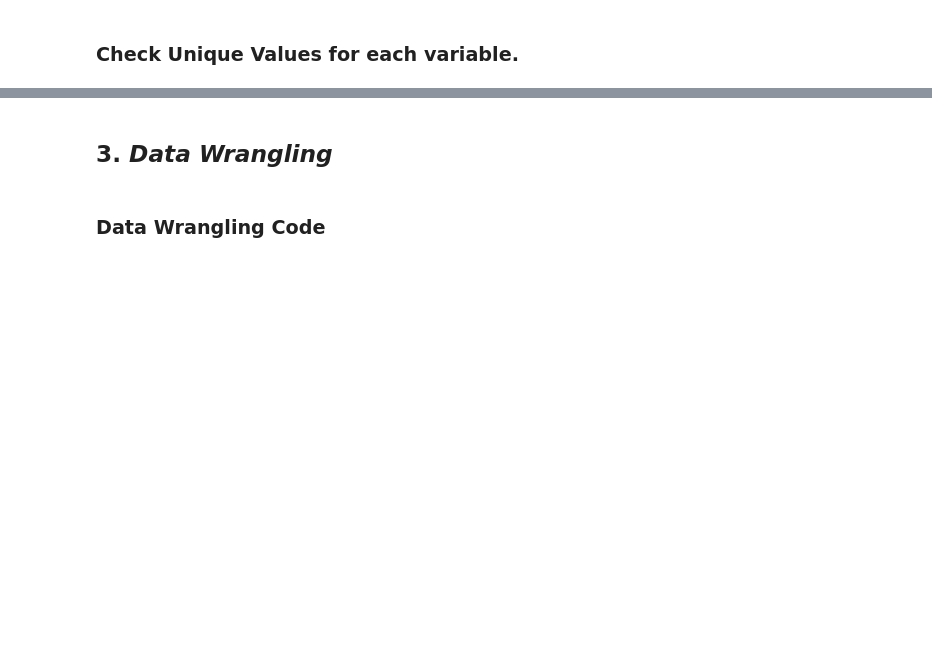
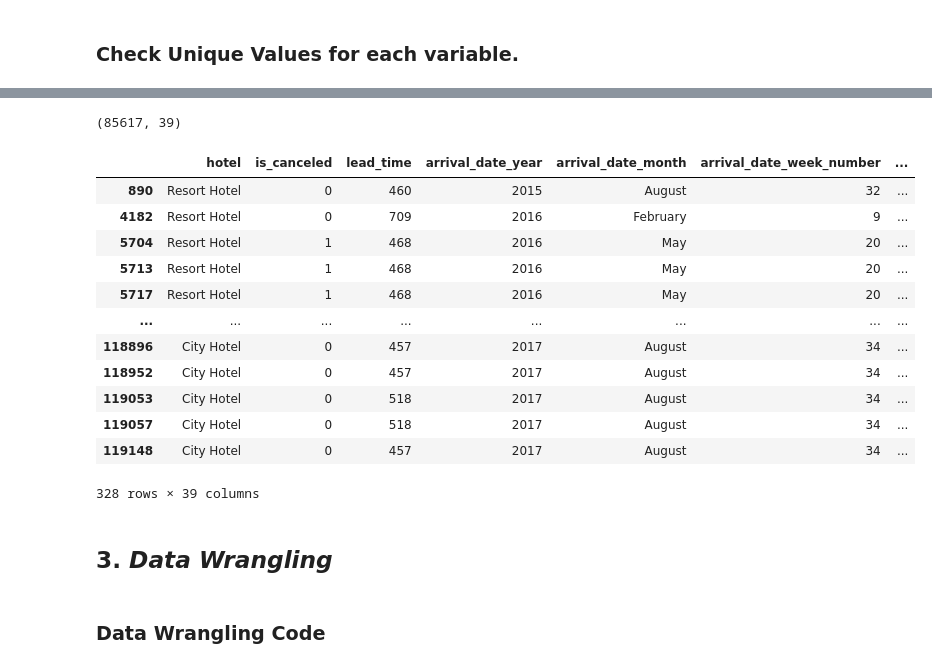
Before and after one commit to lakshay170/hotel_capstone, a Jupyter notebook: Hotel_Capstone.ipynb, the cells around one changed output, grey strips where cells are left out. Saved outputs shown, nothing was run; the diff lists cells and outputs as text; code cells hidden in the pictures; blank space fills up the shorter version.

```diff
--- a/Hotel_Capstone.ipynb
+++ b/Hotel_Capstone.ipynb
@@ -484,0 +514,20 @@ arrival_month_name
+# %%
+hotel.shape
+# %% [output]
+(85617, 39)
+# %%
+hotel[hotel['lead_time']>400]
+# %% [output]
+|  | hotel | is_canceled | lead_time | arrival_date_year | arrival_date_month | arrival_date_week_number | ... |
+| 890 | Resort Hotel | 0 | 460 | 2015 | August | 32 | ... |
+| 4182 | Resort Hotel | 0 | 709 | 2016 | February | 9 | ... |
+| 5704 | Resort Hotel | 1 | 468 | 2016 | May | 20 | ... |
+| 5713 | Resort Hotel | 1 | 468 | 2016 | May | 20 | ... |
+| 5717 | Resort Hotel | 1 | 468 | 2016 | May | 20 | ... |
+| ... | ... | ... | ... | ... | ... | ... | ... |
+| 118896 | City Hotel | 0 | 457 | 2017 | August | 34 | ... |
+| 118952 | City Hotel | 0 | 457 | 2017 | August | 34 | ... |
+| 119053 | City Hotel | 0 | 518 | 2017 | August | 34 | ... |
+| 119057 | City Hotel | 0 | 518 | 2017 | August | 34 | ... |
+| 119148 | City Hotel | 0 | 457 | 2017 | August | 34 | ... |
+328 rows × 39 columns
```
Also changed, not shown: parts of 12 cells of this notebook.
